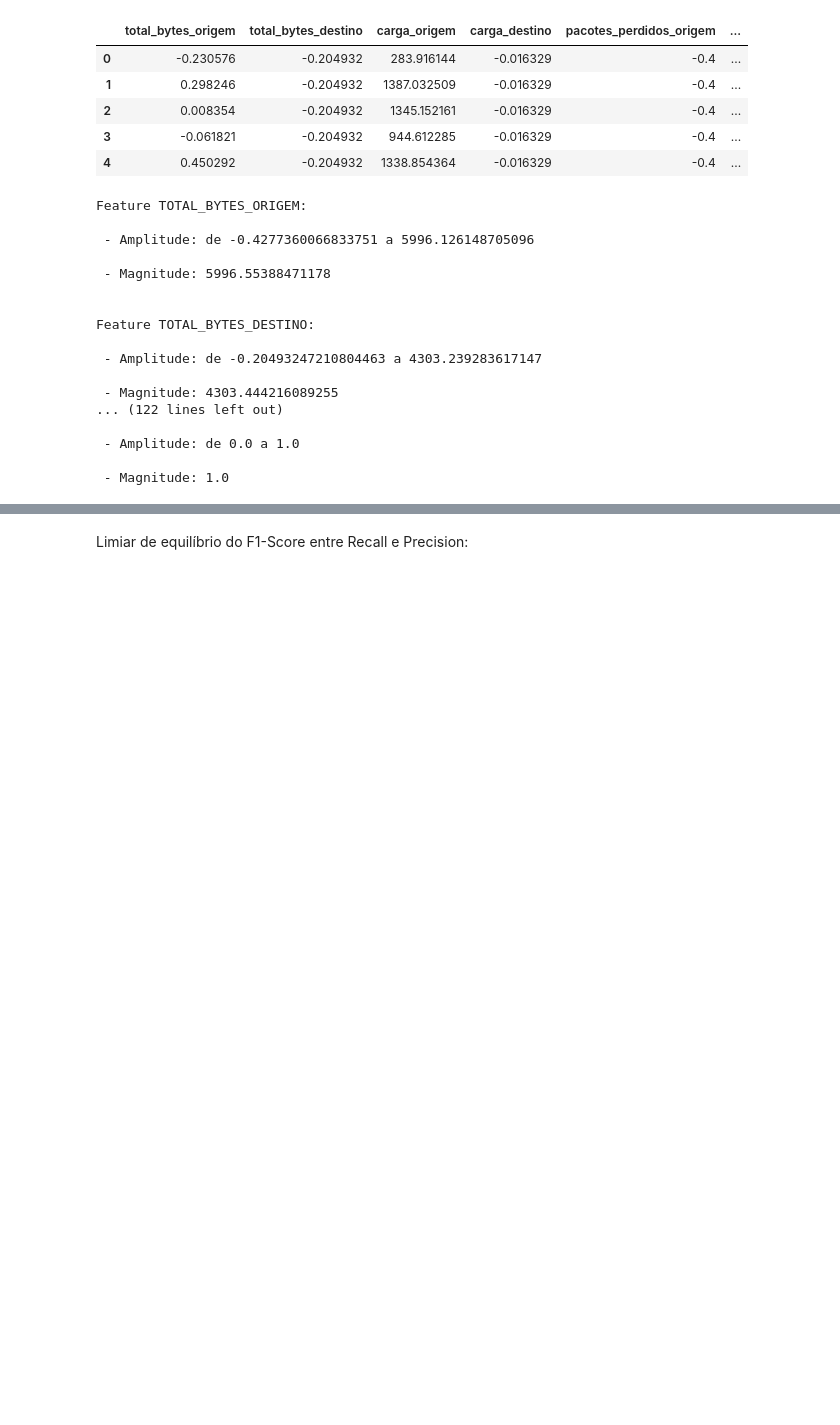
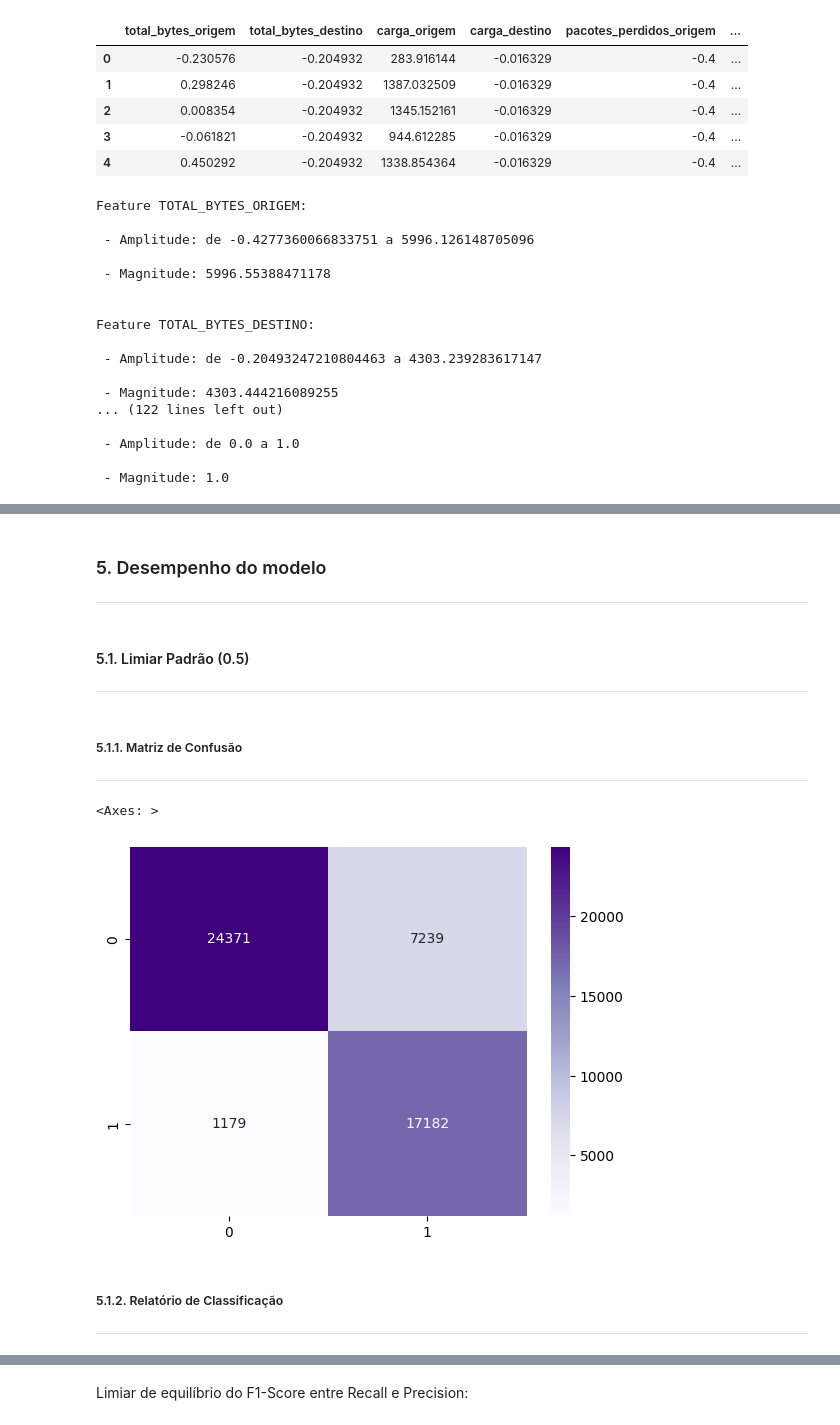
Before and after one commit to rafaeldecastro195/ml-supervisionado-cybersecurity, a Jupyter notebook: src/modelos/mlp/mlp_5c.ipynb, the cells around one changed output, grey strips where cells are left out. Drawn from its saved outputs; the diff is of its cells as text; code cells hidden in the pictures; blank space fills up the shorter version.

```diff
--- a/src/modelos/mlp/mlp_5c.ipynb
+++ b/src/modelos/mlp/mlp_5c.ipynb
@@ -753,0 +387,2 @@ pm.imprimir_prt(y_teste, y_predicao_probabilistica_2, obj_recall=True, meta_reca
+# %%
+y_predicao_binaria = pm.imprimir_desempenho(mlp_rfe.predict, X_teste_reduzido_df)
@@ -753,0 +405,18 @@ pm.imprimir_prt(y_teste, y_predicao_probabilistica_2, obj_recall=True, meta_reca
+# %% [markdown]
+### 5. Desempenho do modelo
+---
+# %% [markdown]
+#### 5.1. Limiar Padrão (0.5)
+---
+# %% [markdown]
+##### 5.1.1. Matriz de Confusão
+---
+# %%
+matriz_confusao = confusion_matrix(y_teste, y_predicao_binaria)
+sns.heatmap(matriz_confusao, annot=True, fmt='d', cmap='Purples')
+# %% [output]
+<Axes: >
+[figure, added]
+# %% [markdown]
+##### 5.1.2. Relatório de Classificação
+---
```
Also changed, not shown: parts of 119 cells of this notebook, 9 other files.
